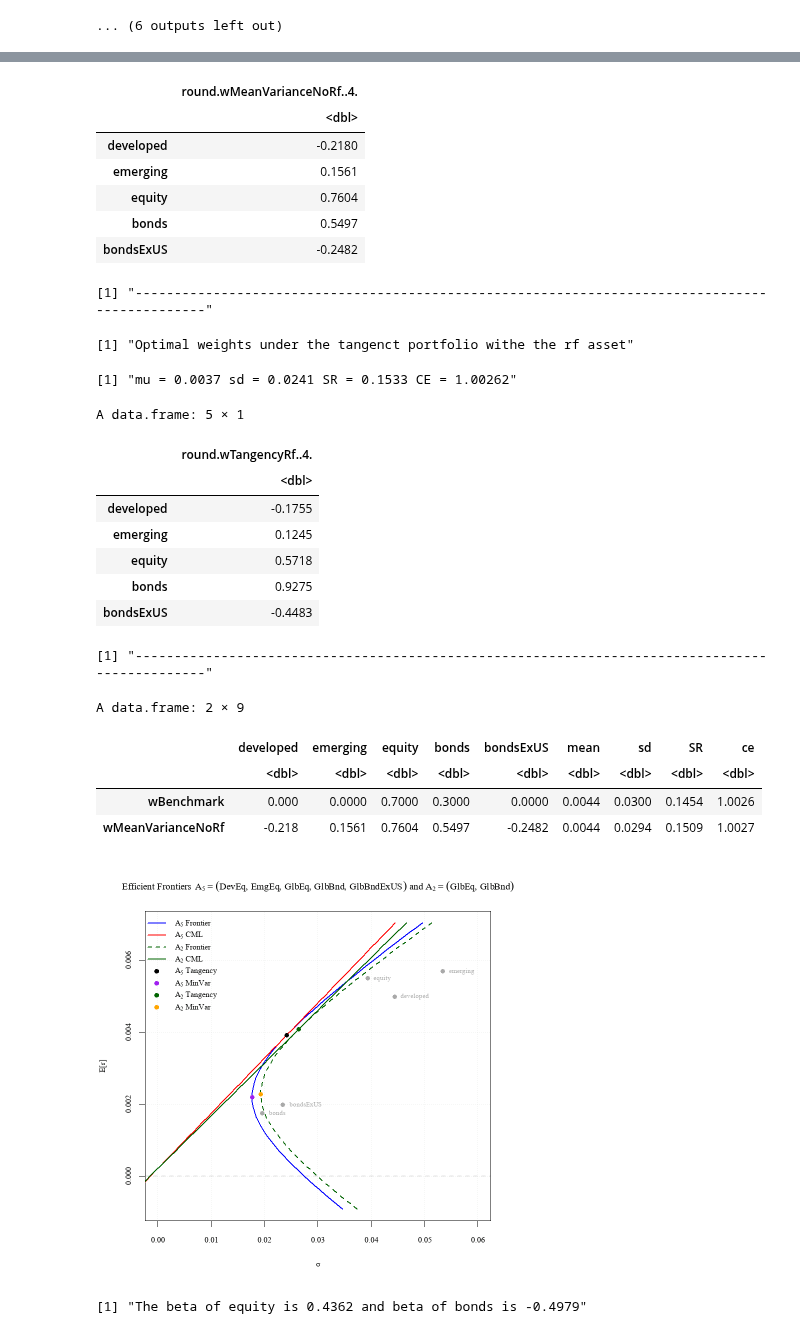
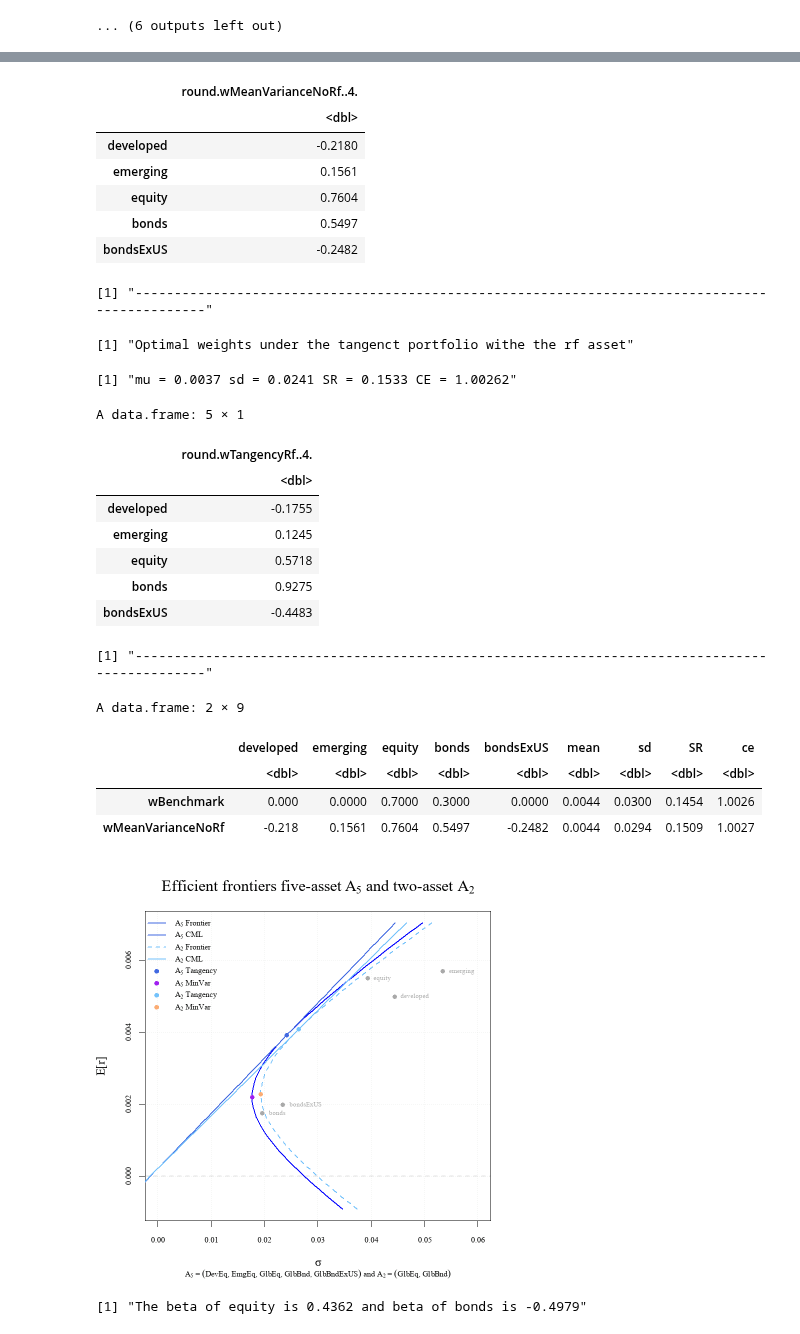
Before and after one commit to S2310053/GRA6560, a Jupyter notebook: main_code.ipynb, the cells around one changed output, grey strips where cells are left out. Drawn from its saved outputs; the diff is of its cells as text; code cells hidden in the pictures.

```diff
--- a/main_code.ipynb
+++ b/main_code.ipynb
@@ -708,16 +726,19 @@ par(mfrow = c(1,1), family = "Times New Roman")
 plot(M[,2], M[,1], type="l", lwd=2, col="blue",
      xlim = c(0,0.06),
      xlab= TeX("$\\sigma$"), ylab= TeX("$\\E[r]$"),
-     main= TeX("Efficient Frontiers $A_{5}=(DevEq,EmgEq,GlbEq,GlbBnd,GlbBndExUS)$ and $A_2=(GlbEq,GlbBnd)$"))
+     cex.main=2,
+     cex.lab = 1.5,
+     main= TeX("Efficient frontiers five-asset $A_{5}$ and two-asset $A_2$"),
+     sub = TeX("$A_{5}=(DevEq,EmgEq,GlbEq,GlbBnd,GlbBndExUS)$ and $A_2=(GlbEq,GlbBnd)$"))
 
-lines(M[,4], M[,3], col="red", lwd=2)
-lines(TTwo[,2], TTwo[,1], col="darkgreen", lwd=2, lty=2)
-lines(TTwo[,4], TTwo[,3], col="darkgreen", lwd=2, lty=1)
+lines(M[,4], M[,3], col="royalblue", lwd=2)
+lines(TTwo[,2], TTwo[,1], col="#73C2FB", lwd=2, lty=2)
+lines(TTwo[,4], TTwo[,3], col="#73C2FB", lwd=2, lty=1)
 
-points(sdTangencyRf,  rf + muTangencyRf,  pch=19, col="black")
+points(sdTangencyRf,  rf + muTangencyRf,  pch=19, col="royalblue")
 points(sdMinVariance, rf + muMinVariance, pch=19, col="purple")
-points(sdTangencyTwo, rf + muTangencyTwo, pch=19, col="darkgreen")
-points(sdMinVarTwo,   rf + muMinVarTwo,   pch=19, col="orange")
+points(sdTangencyTwo, rf + muTangencyTwo, pch=19, col="#73C2FB")
+points(sdMinVarTwo,   rf + muMinVarTwo,   pch=19, col="#FBAC73")
 
 ########
 # Add points for each asset
@@ -747,7 +768,7 @@ legend("topleft",
                 TeX("$A_{2}$ Frontier"), TeX("$A_{2}$ CML"),
                 TeX("$A_{5}$ Tangency"), TeX("$A_{5}$ MinVar"),
                 TeX("$A_{2}$ Tangency"), TeX("$A_{2}$ MinVar")),
-       col=c("blue","red","darkgreen","darkgreen","black","purple","darkgreen","orange"),
+       col=c("royalblue","royalblue","#73C2FB","#73C2FB","royalblue","purple","#73C2FB","#FBAC73"),
        lty=c(1,1,2,1,NA,NA,NA,NA),
        pch=c(NA,NA,NA,NA,19,19,19,19),
        lwd=2, bty = "n")
@@ -767,34 +788,34 @@ t <- data.frame(rbind(wBenchmark, wMeanVarianceNoRf), mean = c(muBenchmark, muMe
                )
 round(t, 4)
 # %% [output]
 [1] "Optimal weights under MV portfolio without the rf asset"
 [1] "mu = 0.0044 sd = 0.0294 SR = 0.1509 CE = 1.0027"
 A data.frame: 5 × 1
 |  | round.wMeanVarianceNoRf..4. |
 |  | <dbl> |
 | developed | -0.2180 |
 | emerging | 0.1561 |
 | equity | 0.7604 |
 | bonds | 0.5497 |
 | bondsExUS | -0.2482 |
 [1] "-----------------------------------------------------------------------------------------------"
 [1] "Optimal weights under the tangenct portfolio withe the rf asset"
 [1] "mu = 0.0037 sd = 0.0241 SR = 0.1533 CE = 1.00262"
 A data.frame: 5 × 1
 |  | round.wTangencyRf..4. |
 |  | <dbl> |
 | developed | -0.1755 |
 | emerging | 0.1245 |
 | equity | 0.5718 |
 | bonds | 0.9275 |
 | bondsExUS | -0.4483 |
 [1] "-----------------------------------------------------------------------------------------------"
 A data.frame: 2 × 9
 |  | developed | emerging | equity | bonds | bondsExUS | mean | sd | SR | ce |
 |  | <dbl> | <dbl> | <dbl> | <dbl> | <dbl> | <dbl> | <dbl> | <dbl> | <dbl> |
 | wBenchmark | 0.000 | 0.0000 | 0.7000 | 0.3000 | 0.0000 | 0.0044 | 0.0300 | 0.1454 | 1.0026 |
 | wMeanVarianceNoRf | -0.218 | 0.1561 | 0.7604 | 0.5497 | -0.2482 | 0.0044 | 0.0294 | 0.1509 | 1.0027 |
-[figure, old version]
+[figure, new version]
 # %%
 ##
 #  3.0 Add NTW into account (i) no leverage or ptf constraints
```
Also changed, not shown: parts of 5 cells of this notebook.
